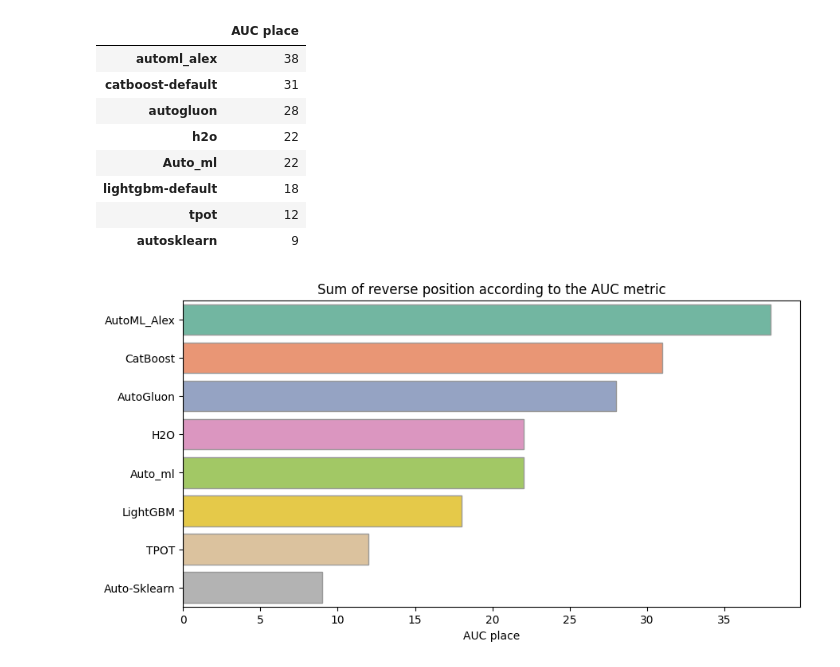
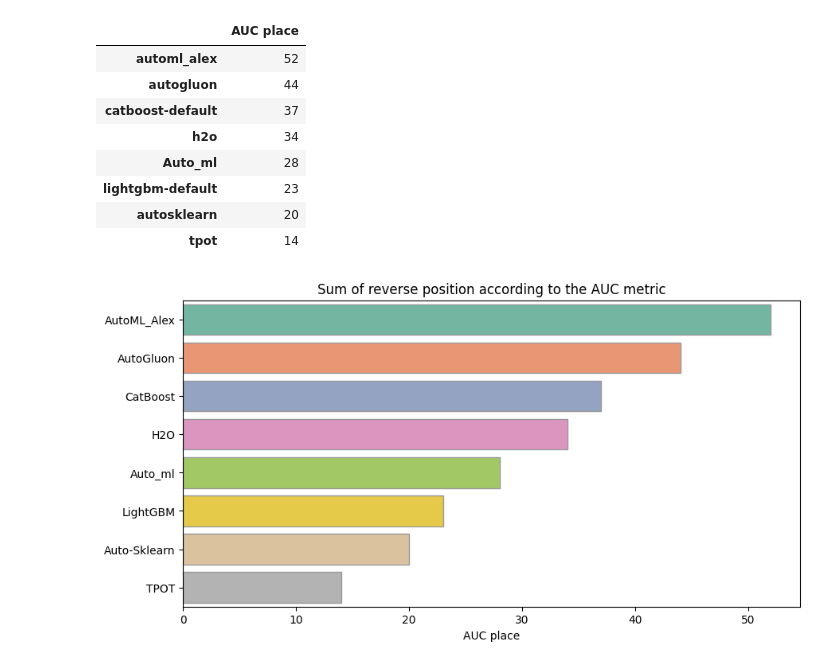
Before and after one commit to Alex-Lekov/AutoML-Benchmark, a Jupyter notebook: binary-classification/bench_v1.ipynb, the cells around one changed output. Drawn from its saved outputs; the diff is of its cells as text; code cells hidden in the pictures.

```diff
--- a/binary-classification/bench_v1.ipynb
+++ b/binary-classification/bench_v1.ipynb
@@ -11,8 +11,8 @@ dataset_names = [
          'bank-marketing',
          'Click_prediction_small',
          'credit-g',
-         #'eeg-eye-state',
-         #'electricity',
+         'eeg-eye-state',
+         'electricity',
          #'kc1',
          ]
 # %%
@@ -115,34 +117,33 @@ total_score = total_place.sort_values(by='AUC place', ascending=False)
 total_score
 # %% [output]
 |  | AUC place |
-| automl_alex | 38 |
-| catboost-default | 31 |
-| autogluon | 28 |
-| h2o | 22 |
-| Auto_ml | 22 |
-| lightgbm-default | 18 |
-| tpot | 12 |
-| autosklearn | 9 |
+| automl_alex | 52 |
+| autogluon | 44 |
+| catboost-default | 37 |
+| h2o | 34 |
+| Auto_ml | 28 |
+| lightgbm-default | 23 |
+| autosklearn | 20 |
+| tpot | 14 |
 # %%
 import matplotlib.pyplot as plt; plt.rcdefaults()
 import numpy as np
 import matplotlib.pyplot as plt
 
-objects = ['AutoML_Alex', 'CatBoost', 'AutoGluon', 'H2O','Auto_ml', 'LightGBM',
-'TPOT',
-'Auto-Sklearn',
+objects = ['AutoML_Alex', 'AutoGluon', 'CatBoost', 'H2O','Auto_ml', 'LightGBM',
+'Auto-Sklearn', 'TPOT',
 ]
 #y_pos = np.arange(len(objects))
 performance = total_score['AUC place']
 
 #plt.barh(y_pos, performance, align='center', alpha=0.5)
 plt.figure(figsize=(10,5),)
 ax = sns.barplot(y=objects, x=performance, orient="h", palette="Set2", edgecolor=".6",)
 #plt.tick_params(labelsize=12)
 #plt.yticks(y_pos, objects)
 #plt.xlabel('Usage')
 plt.title('Sum of reverse position according to the AUC metric')
 plt.savefig('Total_SUM.png')
 plt.show()
 # %% [output]
-[figure, old version]
+[figure, new version]
```
Also changed, not shown: parts of 1 cell of this notebook, 12 other files.
